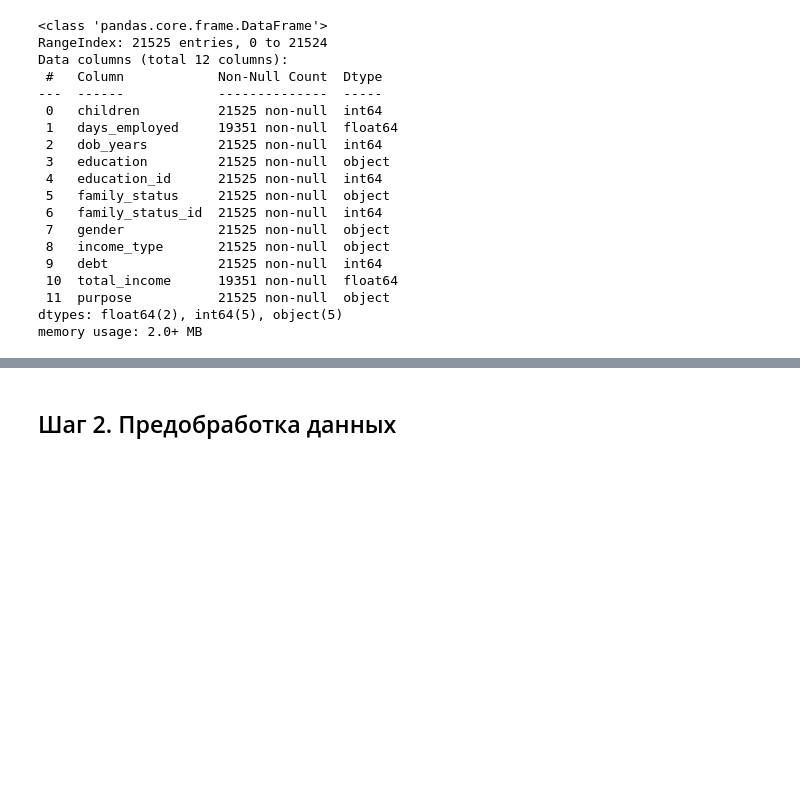
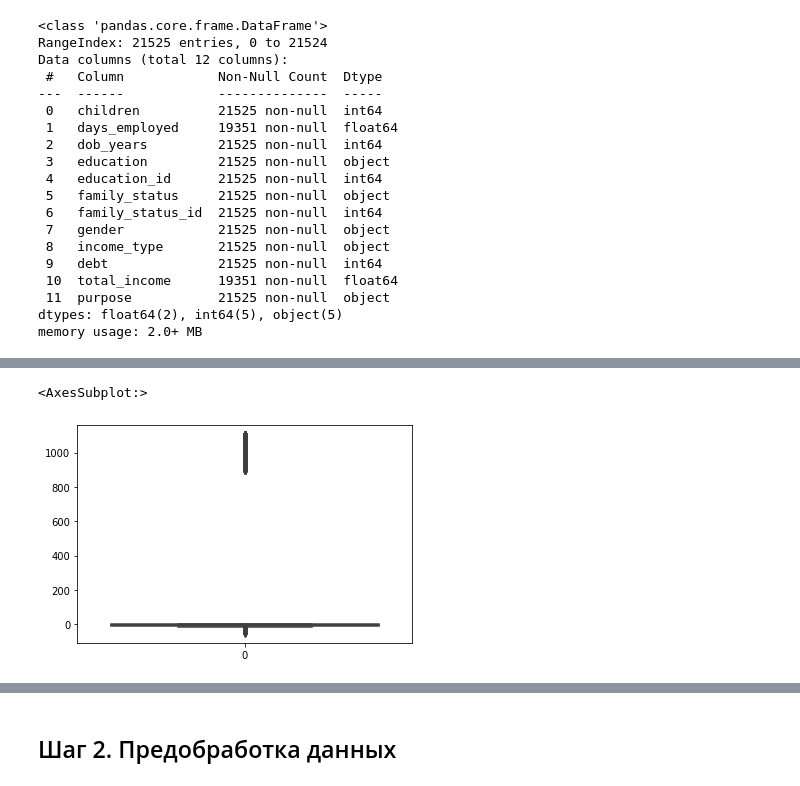
Before and after one commit to parabatareek/DataAnalyst, a Jupyter notebook: Projects/Project 3 - Исследование надёжности заёмщиков/Project 3 - Исследование надёжности заёмщиков 1.0.ipynb, the cells around one changed output, grey strips where cells are left out. Saved outputs shown, nothing was run; the diff lists cells and outputs as text; code cells hidden in the pictures; blank space fills up the shorter version.

```diff
--- a/Projects/Project 3 - Исследование надёжности заёмщиков/Project 3 - Исследование надёжности заёмщиков 1.0.ipynb
+++ b/Projects/Project 3 - Исследование надёжности заёмщиков/Project 3 - Исследование надёжности заёмщиков 1.0.ipynb
@@ -66,0 +72,5 @@ memory usage: 2.0+ MB
+# %%
+sns.boxplot(data=data['days_employed'] / 365)
+# %% [output]
+<AxesSubplot:>
+[figure, added]
```
Also changed, not shown: parts of 5 cells of this notebook, 1 other file.
